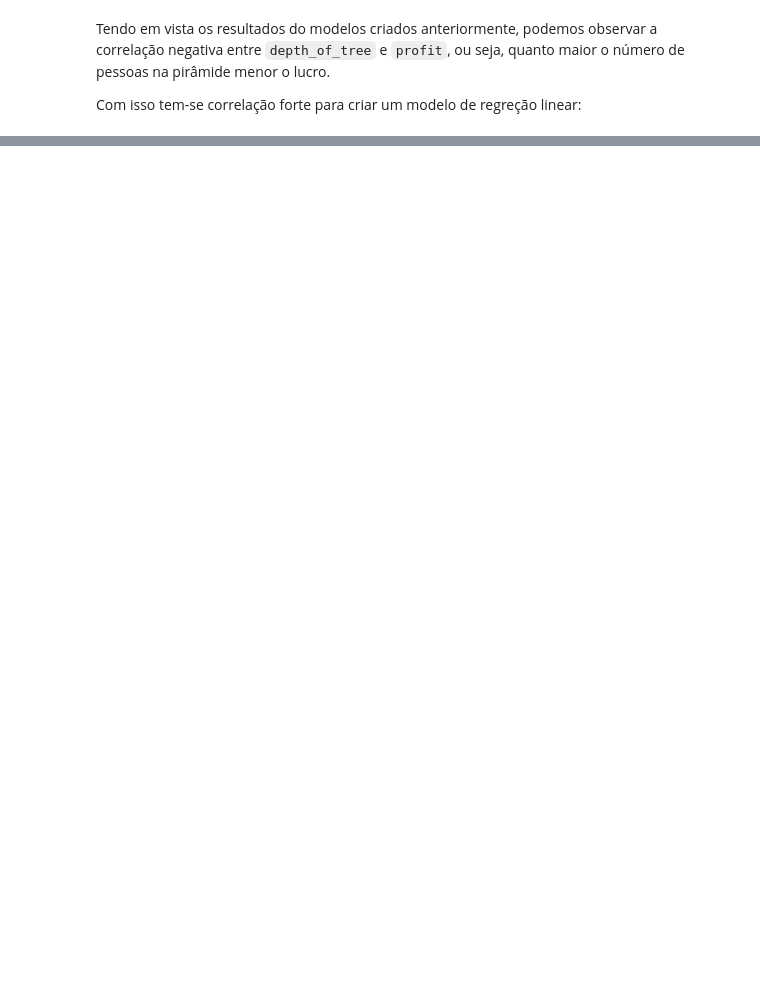
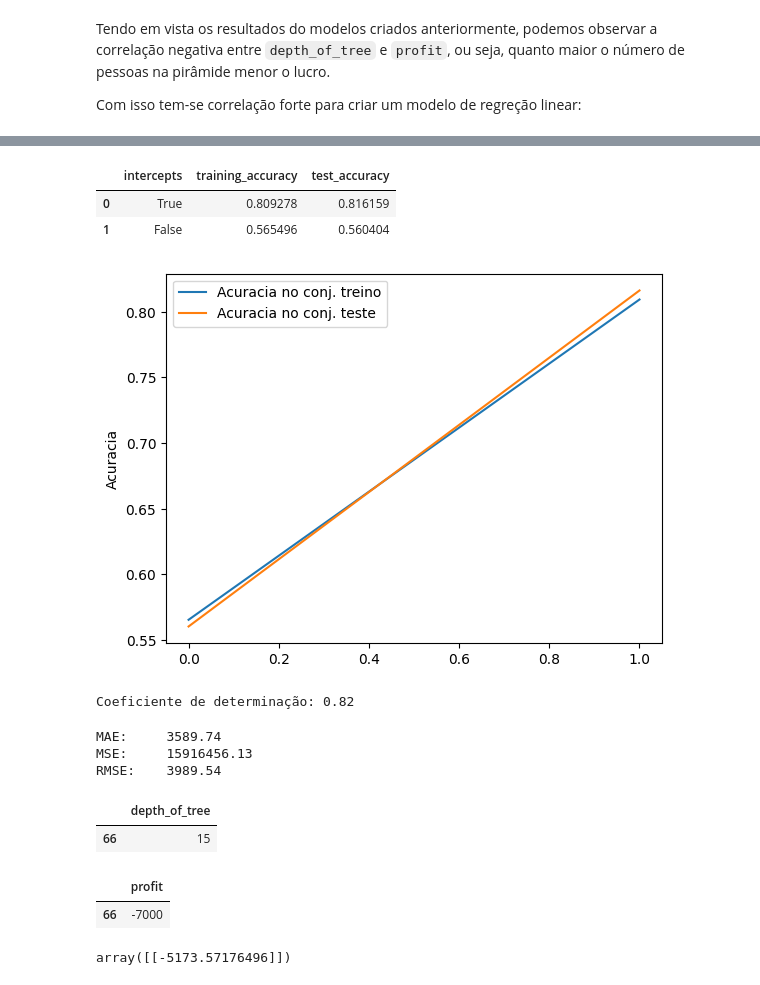
Before and after one commit to DanielSLucas/introducaoDataScience, a Jupyter notebook: praticando/pyramid scheme/pyramid.ipynb, the cells around one changed output, grey strips where cells are left out. Cells and saved outputs as stored; diff of their text form; code cells hidden in the pictures; blank space fills up the shorter version.

Commit message:
improving model

```diff
--- a/praticando/pyramid scheme/pyramid.ipynb
+++ b/praticando/pyramid scheme/pyramid.ipynb
@@ -121,0 +122,59 @@ RMSE:    3792.66
+# %%
+x_train, x_test, y_train, y_test = train_test_split(df[["depth_of_tree"]], target, test_size=0.2)
+# %%
+training_accuracy = []
+test_accuracy = []
+
+intercepts= [True, False]
+
+for interception in intercepts:
+  model = LinearRegression(fit_intercept=interception)
+  model.fit(x_train,y_train)
+  training_accuracy.append(model.score(x_train, y_train))
+  test_accuracy.append(model.score(x_test, y_test))
+
+plt.plot(intercepts, training_accuracy, label='Acuracia no conj. treino')
+plt.plot(intercepts, test_accuracy, label='Acuracia no conj. teste')
+plt.ylabel('Acuracia')
+plt.legend()
+
+pd.DataFrame({"intercepts": intercepts, "training_accuracy": training_accuracy, "test_accuracy":test_accuracy })
+# %% [output]
+|  | intercepts | training_accuracy | test_accuracy |
+| 0 | True | 0.809278 | 0.816159 |
+| 1 | False | 0.565496 | 0.560404 |
+[figure, added]
+# %%
+model = LinearRegression()
+model.fit(x_train, y_train)
+
+score = model.score(x_test, y_test)
+print("Coeficiente de determinação: %.2f" % score)
+# %% [output]
+Coeficiente de determinação: 0.82
+# %%
+y_pred = model.predict(x_test)
+# Cálculo de MSE (Mean Squared Error), MAE (Mean Absolute Error) e RMSE (Root Mean Square Error)
+print('MAE: \t %.2f' % metrics.mean_absolute_error(y_test, y_pred))
+print('MSE: \t %.2f' % metrics.mean_squared_error(y_test, y_pred))
+print('RMSE:\t %.2f' % np.sqrt(metrics.mean_squared_error(y_test, y_pred)))
+# %% [output]
+MAE:     3589.74
+MSE:     15916456.13
+RMSE:    3989.54
+# %%
+test_sample = x_test.head(1)
+test_sample
+# %% [output]
+|  | depth_of_tree |
+| 66 | 15 |
+# %%
+result_test_sample = y_test.head(1)
+result_test_sample
+# %% [output]
+|  | profit |
+| 66 | -7000 |
+# %%
+model.predict(test_sample)
+# %% [output]
+array([[-5173.57176496]])
```
Also changed, not shown: parts of 3 cells of this notebook.
